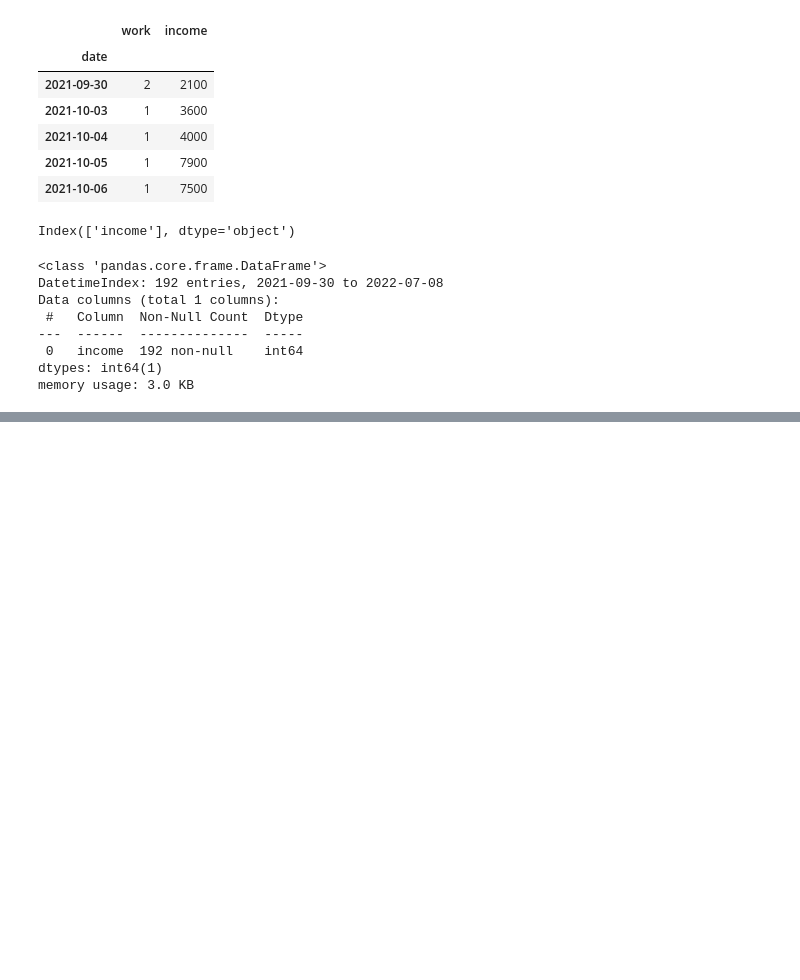
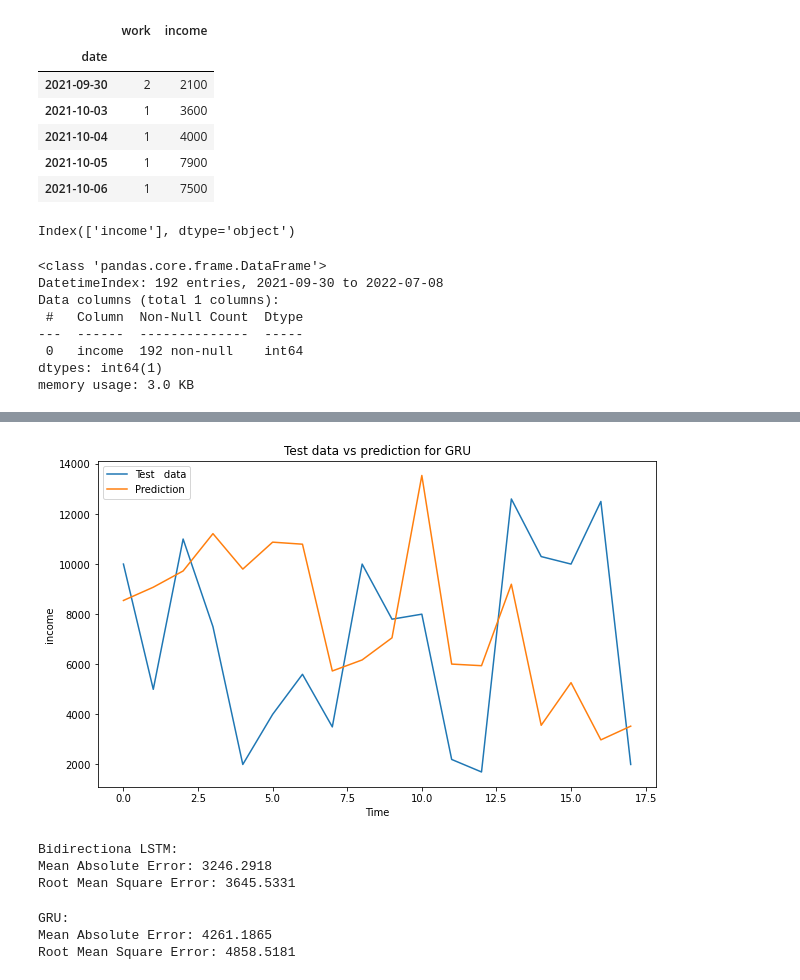
Before and after one commit to wessware/time_series_forecasting_linear_ml_models, a Jupyter notebook: gru-lstm-forecaster.ipynb, the cells around one changed output, grey strips where cells are left out. Saved outputs shown, nothing was run; the diff lists cells and outputs as text; code cells hidden in the pictures; blank space fills up the shorter version.

```diff
--- a/gru-lstm-forecaster.ipynb
+++ b/gru-lstm-forecaster.ipynb
@@ -97,0 +265,2 @@ print(y_test.shape)
+# %%
+prediction_gru = prediction(model_gru)
@@ -97,0 +286,4 @@ print(y_test.shape)
+# %%
+plot_future(prediction_gru, 'GRU', y_test)
+# %% [output]
+[figure, added]
@@ -97,0 +303,12 @@ print(y_test.shape)
+# %%
+evaluate_prediction(prediction_bilstm, y_test, 'Bidirectiona LSTM')
+# %% [output]
+Bidirectiona LSTM:
+Mean Absolute Error: 3246.2918
+Root Mean Square Error: 3645.5331
+# %%
+evaluate_prediction(prediction_gru, y_test, 'GRU')
+# %% [output]
+GRU:
+Mean Absolute Error: 4261.1865
+Root Mean Square Error: 4858.5181
```
Also changed, not shown: parts of 20 cells of this notebook.
